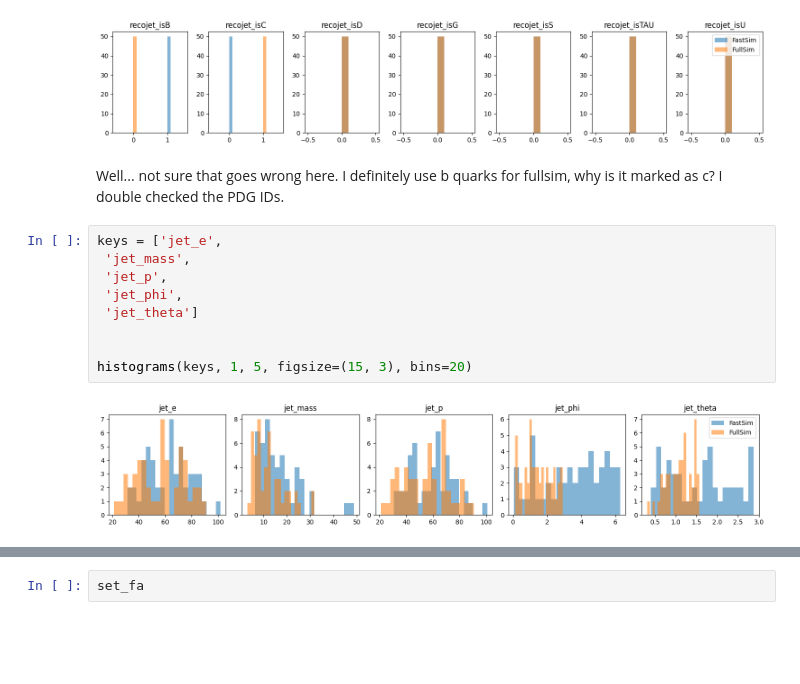
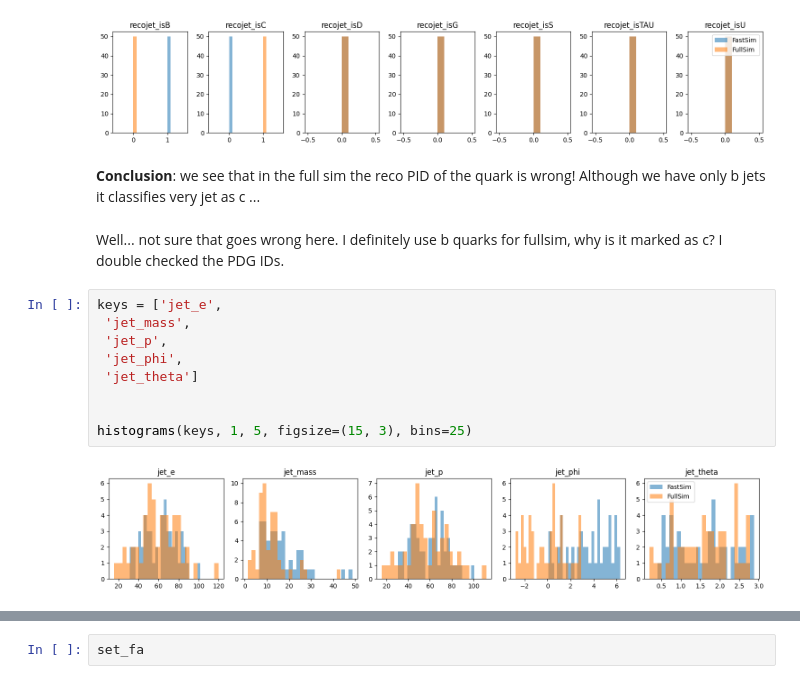
Before and after one commit to saracreates/TaggingResults, a Jupyter notebook: full-vs-fast-sim.ipynb, the cells around one changed output, grey strips where cells are left out. Cells and saved outputs as stored; diff of their text form; blank space fills up the shorter version.

```diff
--- a/full-vs-fast-sim.ipynb
+++ b/full-vs-fast-sim.ipynb
@@ -62,16 +62,18 @@ keys = ['recojet_isB',
 histograms(keys, 1, 7, figsize=(15, 3), bins=10)
 # %% [output]
 [figure]
+# %% [markdown]
+**Conclusion**: we see that in the full sim the reco PID of the quark is wrong! Although we have only b jets it classifies very jet as c ...
 # %% [markdown]
 Well... not sure that goes wrong here. I definitely use b quarks for fullsim, why is it marked as c? I double checked the PDG IDs.
 # %%
 keys = ['jet_e',
  'jet_mass',
  'jet_p',
  'jet_phi',
  'jet_theta']
 
 
-histograms(keys, 1, 5, figsize=(15, 3), bins=20)
+histograms(keys, 1, 5, figsize=(15, 3), bins=25)
 # %% [output]
-[figure, old version]
+[figure, new version]
```
Also changed, not shown: parts of 7 cells of this notebook.
